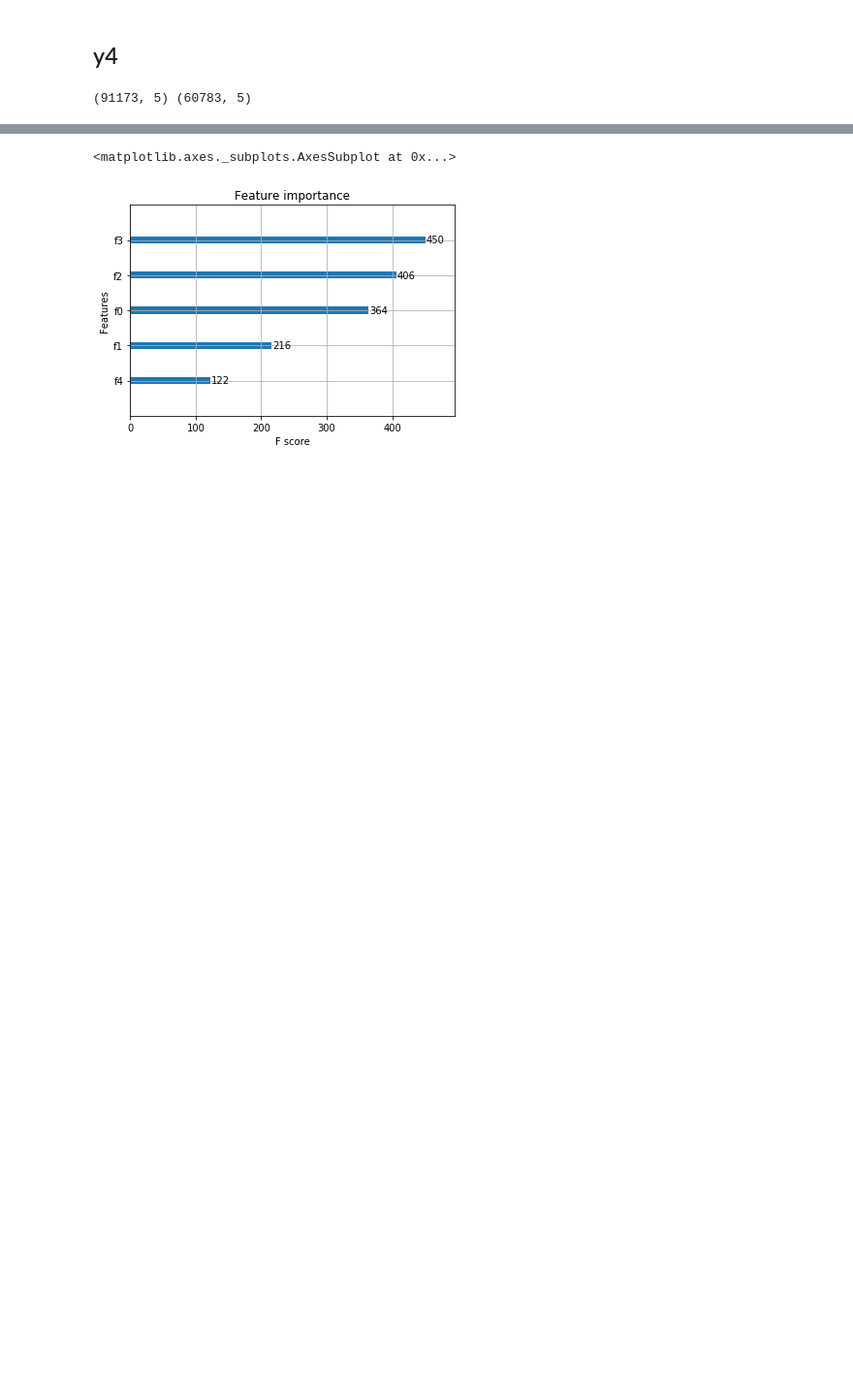
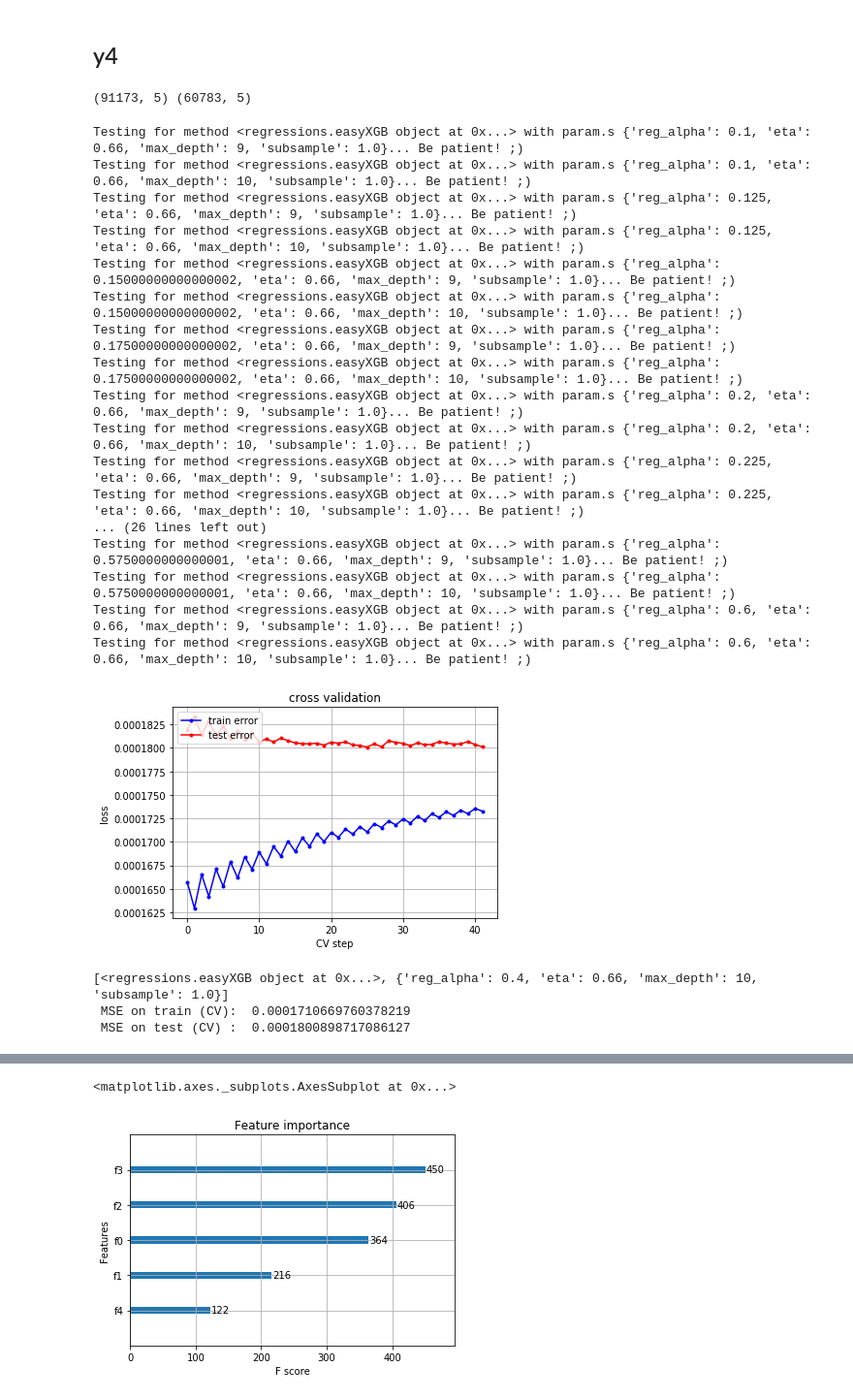
Before and after one commit to WilliamCappelletti/ML_CS433_project2, a Jupyter notebook: src/William_Notebook.ipynb, the cells around one changed output, grey strips where cells are left out. Shown at 97% size. Drawn from its saved outputs; the diff is of its cells as text; code cells hidden in the pictures; blank space fills up the shorter version.

```diff
--- a/src/William_Notebook.ipynb
+++ b/src/William_Notebook.ipynb
@@ -142,6 +169,8 @@ print('MSE on train : ', mean_squared_error(y_train, y_pred_tr), '\n',
 NameError: name 'feature_selection' is not defined
 # %% [markdown]
 ## Support vector regression
+# %%
+X = treatment.polynomial_data(X, 1, categories=True)
 # %% [markdown]
 ### Train test splitting
 # %%
@@ -256,11 +271,12 @@ from cross_validation import multi_cross_validation
 # %%
-easyXGBReg = easyXGB(load=5)
-easyXGBReg.set_params(tree_method = 'auto')
+easyXGBReg = easyXGB()
+# easyXGBReg.set_params(tree_method = 'auto')
+easyXGBReg.set_params(tree_method = 'gpu_hist')
 # easyXGBReg.fit(X_train, y1_train)
 # %%
 methods = [[easyXGBReg, [{'reg_alpha': i, 'eta': k, 'max_depth': j, 'subsample': 1.0}
-                         for i in np.linspace(0.85,1.,num=4) for j in range(1,10,1)
-                         for k in np.linspace(0.5,0.7,num=5)]]]
+                         for i in np.linspace(0.1,.6,num=21) for j in range(9,11,1)
+                         for k in np.linspace(0.66,0.66,num=1)]]]
 # %% [markdown]
 ## y1
 # %%
@@ -407,7 +427,30 @@ y4_train, y4_test = y4_train.values, y4_test.values
 (91173, 5) (60783, 5)
 # %%
 loss_tr, loss_te, method = multi_cross_validation(X_train, y4_train,
-                                                  methods=methods, k_fold=7, seed=np.random.randint(1000))
+                                                  methods=methods, k_fold=7, seed=7)
+# %% [output]
+Testing for method <regressions.easyXGB object at 0x...> with param.s {'reg_alpha': 0.1, 'eta': 0.66, 'max_depth': 9, 'subsample': 1.0}... Be patient! ;)
+Testing for method <regressions.easyXGB object at 0x...> with param.s {'reg_alpha': 0.1, 'eta': 0.66, 'max_depth': 10, 'subsample': 1.0}... Be patient! ;)
+Testing for method <regressions.easyXGB object at 0x...> with param.s {'reg_alpha': 0.125, 'eta': 0.66, 'max_depth': 9, 'subsample': 1.0}... Be patient! ;)
+Testing for method <regressions.easyXGB object at 0x...> with param.s {'reg_alpha': 0.125, 'eta': 0.66, 'max_depth': 10, 'subsample': 1.0}... Be patient! ;)
+Testing for method <regressions.easyXGB object at 0x...> with param.s {'reg_alpha': 0.15000000000000002, 'eta': 0.66, 'max_depth': 9, 'subsample': 1.0}... Be patient! ;)
+Testing for method <regressions.easyXGB object at 0x...> with param.s {'reg_alpha': 0.15000000000000002, 'eta': 0.66, 'max_depth': 10, 'subsample': 1.0}... Be patient! ;)
+Testing for method <regressions.easyXGB object at 0x...> with param.s {'reg_alpha': 0.17500000000000002, 'eta': 0.66, 'max_depth': 9, 'subsample': 1.0}... Be patient! ;)
+Testing for method <regressions.easyXGB object at 0x...> with param.s {'reg_alpha': 0.17500000000000002, 'eta': 0.66, 'max_depth': 10, 'subsample': 1.0}... Be patient! ;)
+Testing for method <regressions.easyXGB object at 0x...> with param.s {'reg_alpha': 0.2, 'eta': 0.66, 'max_depth': 9, 'subsample': 1.0}... Be patient! ;)
+Testing for method <regressions.easyXGB object at 0x...> with param.s {'reg_alpha': 0.2, 'eta': 0.66, 'max_depth': 10, 'subsample': 1.0}... Be patient! ;)
+Testing for method <regressions.easyXGB object at 0x...> with param.s {'reg_alpha': 0.225, 'eta': 0.66, 'max_depth': 9, 'subsample': 1.0}... Be patient! ;)
+Testing for method <regressions.easyXGB object at 0x...> with param.s {'reg_alpha': 0.225, 'eta': 0.66, 'max_depth': 10, 'subsample': 1.0}... Be patient! ;)
+... (26 lines left out)
+Testing for method <regressions.easyXGB object at 0x...> with param.s {'reg_alpha': 0.5750000000000001, 'eta': 0.66, 'max_depth': 9, 'subsample': 1.0}... Be patient! ;)
+Testing for method <regressions.easyXGB object at 0x...> with param.s {'reg_alpha': 0.5750000000000001, 'eta': 0.66, 'max_depth': 10, 'subsample': 1.0}... Be patient! ;)
+Testing for method <regressions.easyXGB object at 0x...> with param.s {'reg_alpha': 0.6, 'eta': 0.66, 'max_depth': 9, 'subsample': 1.0}... Be patient! ;)
+Testing for method <regressions.easyXGB object at 0x...> with param.s {'reg_alpha': 0.6, 'eta': 0.66, 'max_depth': 10, 'subsample': 1.0}... Be patient! ;)
+[figure, added]
 # %%
 print(method, '\n MSE on train (CV): ', loss_tr, '\n MSE on test (CV) : ', loss_te)
+# %% [output]
+[<regressions.easyXGB object at 0x...>, {'reg_alpha': 0.4, 'eta': 0.66, 'max_depth': 10, 'subsample': 1.0}]
+ MSE on train (CV):  0.0001710669760378219
+ MSE on test (CV) :  0.0001800898717086127
 # %%
```
Also changed, not shown: parts of 25 cells of this notebook, 5 other files.
